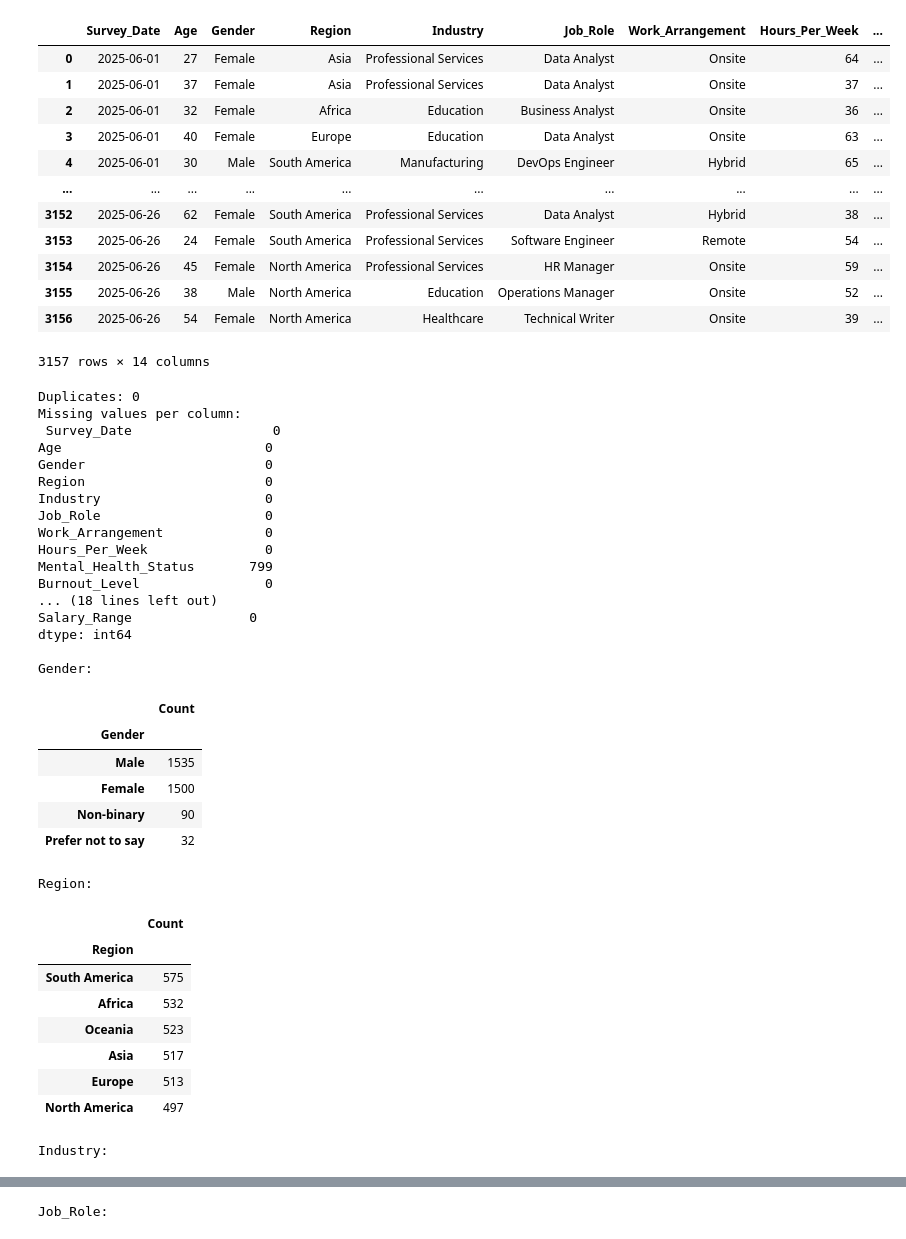
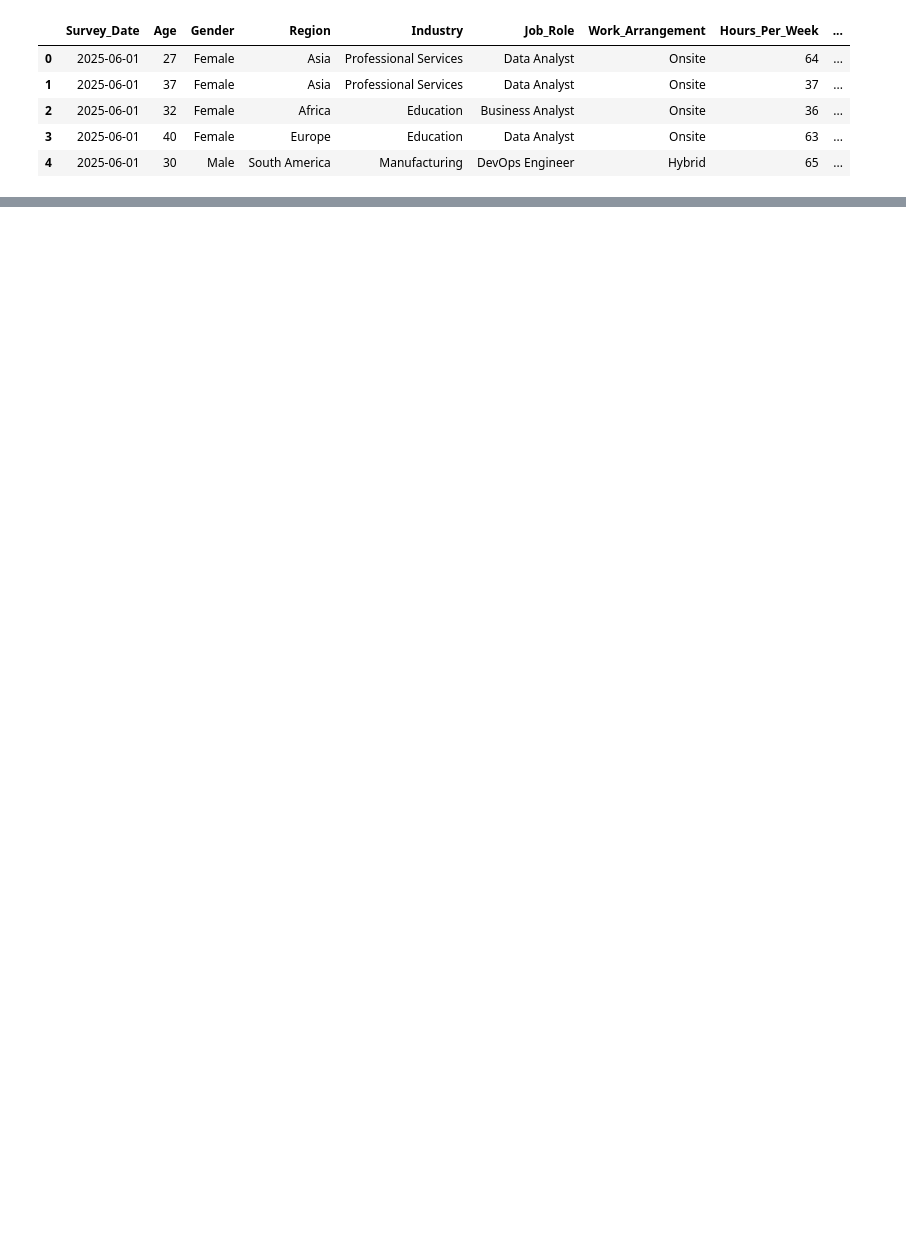
Before and after one commit to pwoosam/aai-501-burnout-in-remote-work, a Jupyter notebook: Burnout.ipynb, the cells around one changed output, grey strips where cells are left out. Drawn from its saved outputs; the diff is of its cells as text; code cells hidden in the pictures; blank space fills up the shorter version.

```diff
--- a/Burnout.ipynb
+++ b/Burnout.ipynb
@@ -1,82 +7,11 @@
 # %%
-import pandas as pd
-import numpy as np
-from IPython.display import display
-
-
 # Load data
-df = pd.read_csv('post_pandemic_remote_work_health_impact_2025.csv')
+df = pd.read_csv("post_pandemic_remote_work_health_impact_2025.csv")
 df.head()
-
-# Filter to include only remote workers
-df_remote = df[df['Work_Arrangement'] == 'Remote'].copy()
-# Check info
-display(df)
-
-from IPython.display import display
-
-# Check for duplicates
-print("Duplicates:", df.duplicated().sum())
-
-# Quick look at nulls
-print("Missing values per column:\n", df.isnull().sum())
-
-# Take care of columns with missing values
-df['Mental_Health_Status'] = df['Mental_Health_Status'].fillna('None')
-df['Physical_Health_Issues'] = df['Physical_Health_Issues'].fillna('None')
-print(df.isnull().sum())
-
-# Categorical summaries (using display for better output)
-categoricals = ['Gender', 'Region', 'Industry', 'Job_Role', 'Work_Arrangement',
-                'Mental_Health_Status', 'Burnout_Level', 'Physical_Health_Issues', 'Salary_Range']
-
-for col in categoricals:
-    print(f"\n{col}:")
-    display(df[col].value_counts(dropna=False).to_frame(name='Count'))
 # %% [output]
 |  | Survey_Date | Age | Gender | Region | Industry | Job_Role | Work_Arrangement | Hours_Per_Week | ... |
 | 0 | 2025-06-01 | 27 | Female | Asia | Professional Services | Data Analyst | Onsite | 64 | ... |
 | 1 | 2025-06-01 | 37 | Female | Asia | Professional Services | Data Analyst | Onsite | 37 | ... |
 | 2 | 2025-06-01 | 32 | Female | Africa | Education | Business Analyst | Onsite | 36 | ... |
 | 3 | 2025-06-01 | 40 | Female | Europe | Education | Data Analyst | Onsite | 63 | ... |
 | 4 | 2025-06-01 | 30 | Male | South America | Manufacturing | DevOps Engineer | Hybrid | 65 | ... |
-| ... | ... | ... | ... | ... | ... | ... | ... | ... | ... |
-| 3152 | 2025-06-26 | 62 | Female | South America | Professional Services | Data Analyst | Hybrid | 38 | ... |
-| 3153 | 2025-06-26 | 24 | Female | South America | Professional Services | Software Engineer | Remote | 54 | ... |
-| 3154 | 2025-06-26 | 45 | Female | North America | Professional Services | HR Manager | Onsite | 59 | ... |
-| 3155 | 2025-06-26 | 38 | Male | North America | Education | Operations Manager | Onsite | 52 | ... |
-| 3156 | 2025-06-26 | 54 | Female | North America | Healthcare | Technical Writer | Onsite | 39 | ... |
-3157 rows × 14 columns
-Duplicates: 0
-Missing values per column:
- Survey_Date                  0
-Age                          0
-Gender                       0
-Region                       0
-Industry                     0
-Job_Role                     0
-Work_Arrangement             0
-Hours_Per_Week               0
-Mental_Health_Status       799
-Burnout_Level                0
-... (18 lines left out)
-Salary_Range               0
-dtype: int64
-
-Gender:
-|  | Count |
-| Gender |  |
-| Male | 1535 |
-| Female | 1500 |
-| Non-binary | 90 |
-| Prefer not to say | 32 |
-Region:
-|  | Count |
-| Region |  |
-| South America | 575 |
-| Africa | 532 |
-| Oceania | 523 |
-| Asia | 517 |
-| Europe | 513 |
-| North America | 497 |
-Industry:
@@ -94 +17,0 @@ Industry:
-Job_Role:
```
Also changed, not shown: parts of 23 cells of this notebook.
